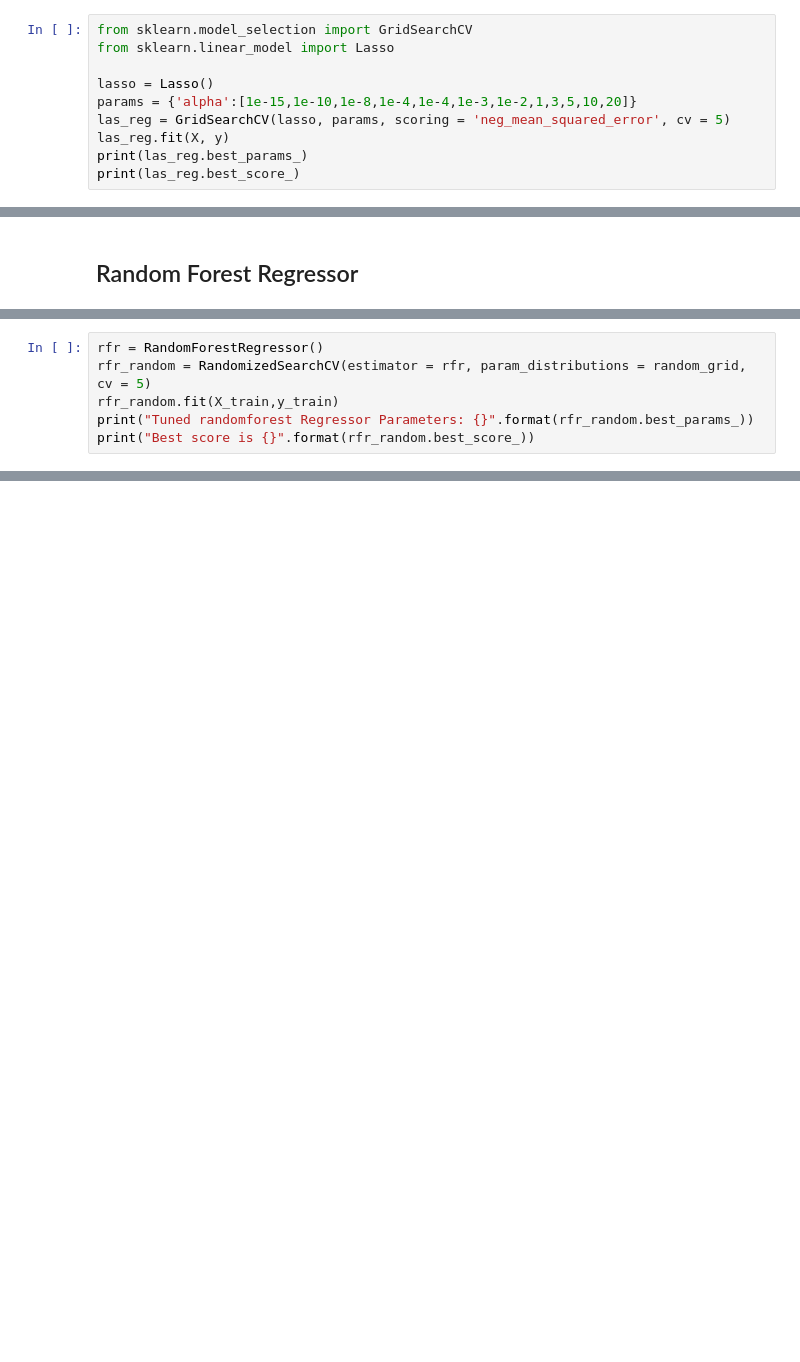
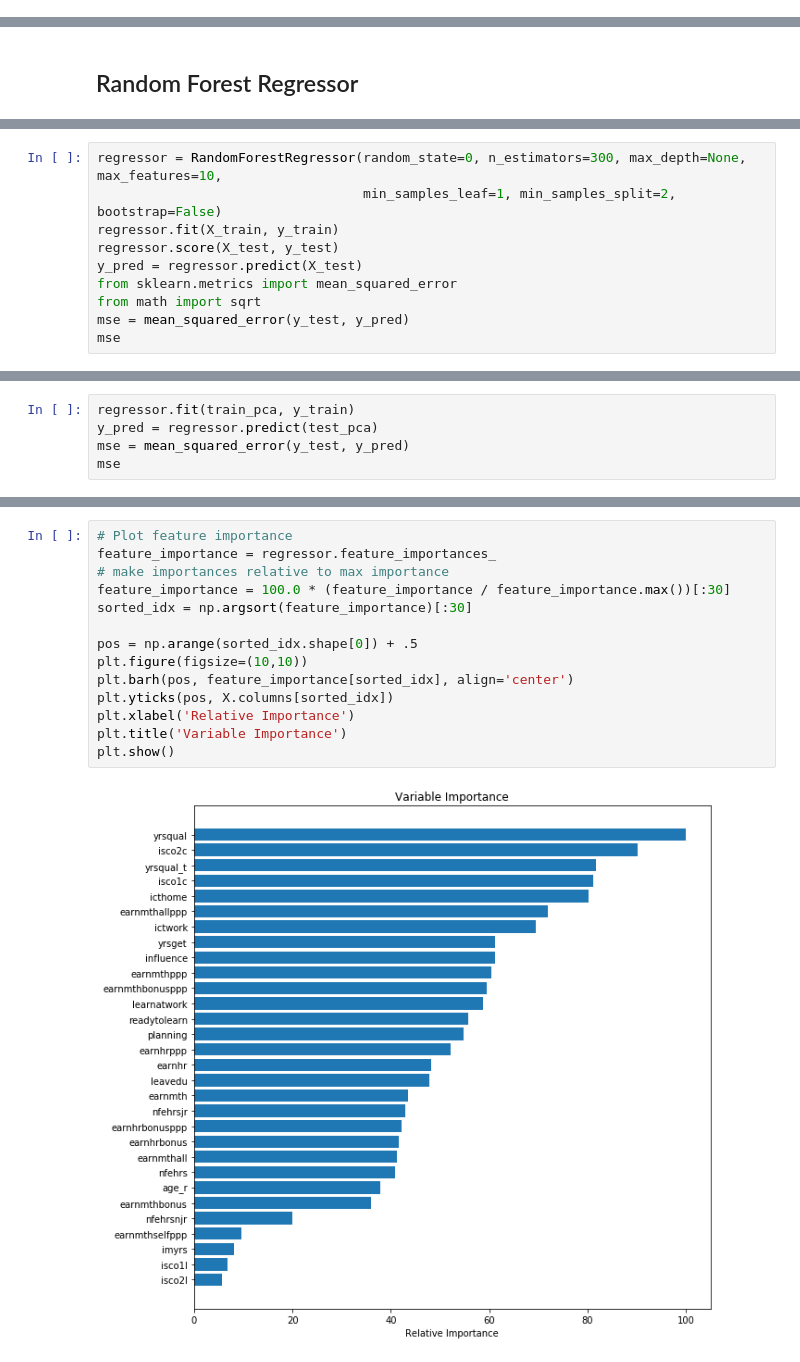
Before and after one commit to AVJdataminer/UpworkFS, a Jupyter notebook: Upwork_FS.ipynb, the cells around one changed output, grey strips where cells are left out. Saved outputs shown, nothing was run; the diff lists cells and outputs as text; blank space fills up the shorter version.

```diff
--- a/Upwork_FS.ipynb
+++ b/Upwork_FS.ipynb
@@ -271,13 +278,3 @@ type(y_test)
 pandas.core.frame.DataFrame
 # %% [markdown]
 ## Lasso Regression
-# %%
-from sklearn.model_selection import GridSearchCV
-from sklearn.linear_model import Lasso
-
-lasso = Lasso()
-params = {'alpha':[1e-15,1e-10,1e-8,1e-4,1e-4,1e-3,1e-2,1,3,5,10,20]}
-las_reg = GridSearchCV(lasso, params, scoring = 'neg_mean_squared_error', cv = 5)
-las_reg.fit(X, y)
-print(las_reg.best_params_)
-print(las_reg.best_score_)
@@ -315,6 +325,0 @@ print(random_grid)
-# %%
-rfr = RandomForestRegressor()
-rfr_random = RandomizedSearchCV(estimator = rfr, param_distributions = random_grid, cv = 5)
-rfr_random.fit(X_train,y_train)
-print("Tuned randomforest Regressor Parameters: {}".format(rfr_random.best_params_))
-print("Best score is {}".format(rfr_random.best_score_))
@@ -320,0 +343,10 @@ print("Best score is {}".format(rfr_random.best_score_))
+# %%
+regressor = RandomForestRegressor(random_state=0, n_estimators=300, max_depth=None, max_features=10,
+                                  min_samples_leaf=1, min_samples_split=2, bootstrap=False)
+regressor.fit(X_train, y_train)
+regressor.score(X_test, y_test)
+y_pred = regressor.predict(X_test)
+from sklearn.metrics import mean_squared_error
+from math import sqrt
+mse = mean_squared_error(y_test, y_pred)
+mse
@@ -320,0 +437,5 @@ print("Best score is {}".format(rfr_random.best_score_))
+# %%
+regressor.fit(train_pca, y_train)
+y_pred = regressor.predict(test_pca)
+mse = mean_squared_error(y_test, y_pred)
+mse
@@ -320,0 +444,16 @@ print("Best score is {}".format(rfr_random.best_score_))
+# %%
+# Plot feature importance
+feature_importance = regressor.feature_importances_
+# make importances relative to max importance
+feature_importance = 100.0 * (feature_importance / feature_importance.max())[:30]
+sorted_idx = np.argsort(feature_importance)[:30]
+
+pos = np.arange(sorted_idx.shape[0]) + .5
+plt.figure(figsize=(10,10))
+plt.barh(pos, feature_importance[sorted_idx], align='center')
+plt.yticks(pos, X.columns[sorted_idx])
+plt.xlabel('Relative Importance')
+plt.title('Variable Importance')
+plt.show()
+# %% [output]
+[figure, added]
```
Also changed, not shown: parts of 51 cells of this notebook.
